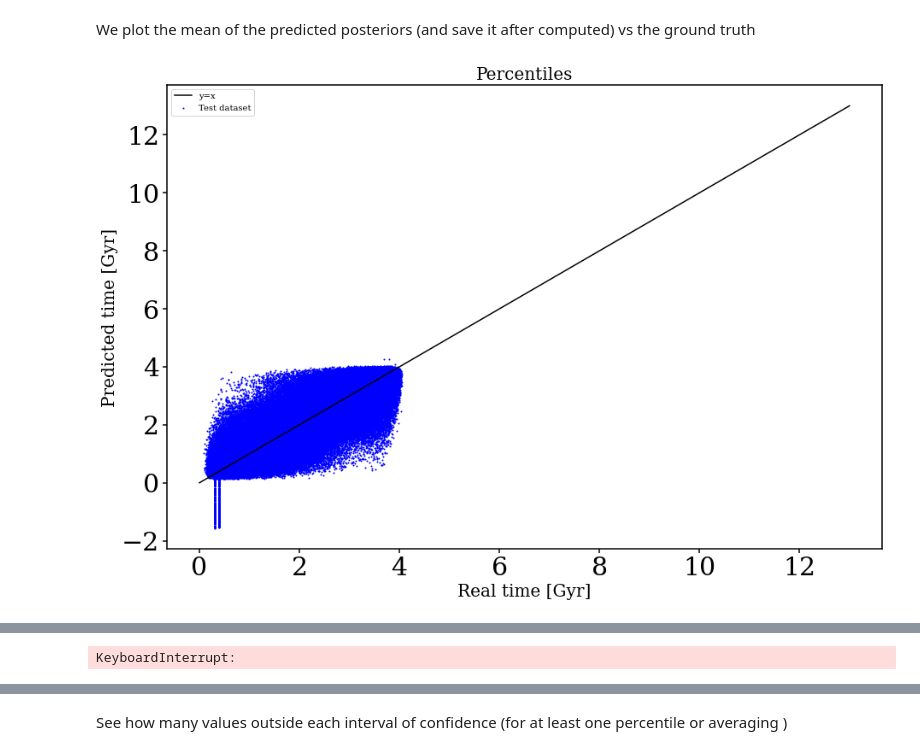
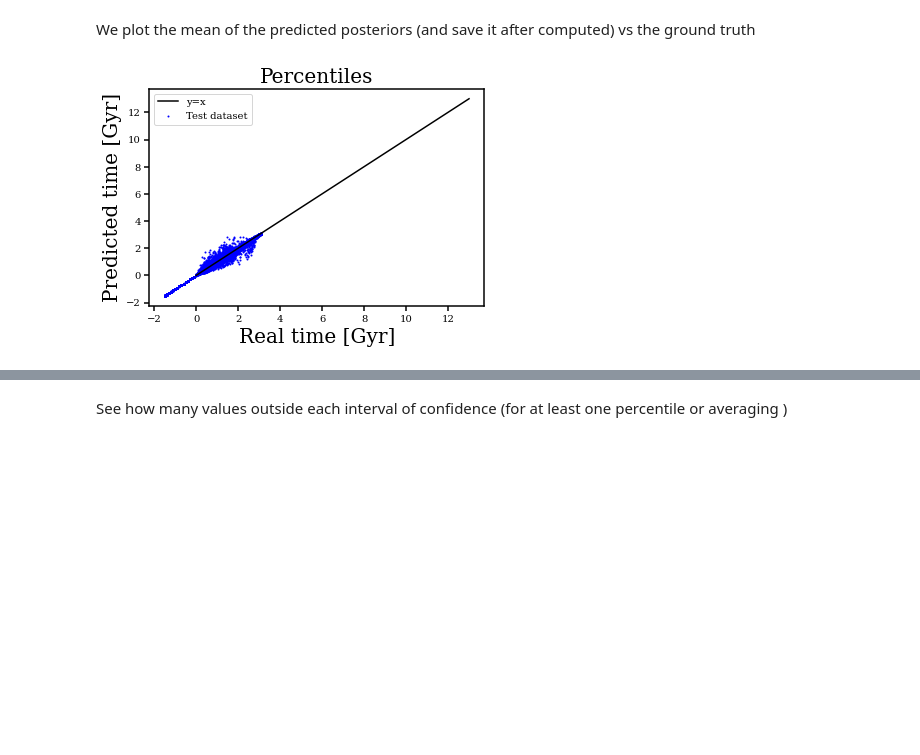
Before and after one commit to patriglesias/SBI_SFHs, a Jupyter notebook: observations_prior_redshift/posterior_estimation.ipynb, the cells around one changed output, grey strips where cells are left out. Saved outputs shown, nothing was run; the diff lists cells and outputs as text; code cells hidden in the pictures; blank space fills up the shorter version.

```diff
--- a/observations_prior_redshift/posterior_estimation.ipynb
+++ b/observations_prior_redshift/posterior_estimation.ipynb
@@ -34,8 +34,8 @@ mpl.rcParams["figure.figsize"] = (15,10)
 # %% [markdown]
 We load the percentiles and latent vectors
 # %%
-latents_batch=np.load('./saved_models/latents_all_m14_z15.npy',allow_pickle=True)
-percentiles=np.load('./saved_input/y_m14_z15.npy',allow_pickle=True)
+latents_batch=np.load('./saved_models/latents_all_m14_z20.npy',allow_pickle=True)
+percentiles=np.load('./saved_input/y_m14_z20.npy',allow_pickle=True)
 latents=np.zeros((200000,16))
 batch_size=128
 
@@ -77,7 +77,7 @@ We shuffle and save the indexes shuffled, or we just load them
 # %%
 #training with the first 405.000 elements of the dataset (previously shuffled)
 
-index_sh=np.load('./saved_models/ind_sh_m14_z15.npy')
+index_sh=np.load('./saved_models/ind_sh_m14_z20.npy')
 
 latents=latents[index_sh,:]
 percentiles=percentiles[index_sh,:]
@@ -125,12 +125,15 @@ qphi = anpe.build_posterior(p_theta_x_est)
 # %%
-file="./saved_models/my_posterior_m14_z15.pkl"
+file="./saved_models/my_posterior_m14_z20.pkl"
 
-"""
+
 with open(file, "wb") as handle:
     pickle.dump(qphi, handle)
 
 handle.close()
+
 """
 file = open(file, 'rb')
 qphi = pickle.load(file)
 file.close()
+
+"""
@@ -218,6 +223,6 @@ np.save('./saved_models/stds_m14_z15.npy',stds)
 # %%
-means=np.load('./saved_models/means_m14_z15.npy')
-stds=np.load('./saved_models/stds_m14_z15.npy')
+means=np.load('./saved_models/means_m14_z20.npy')
+stds=np.load('./saved_models/stds_m14_z20.npy')
 
 #all together
 index_list=np.arange(180000,200000)
@@ -235,31 +240,31 @@ for i in range(10):
 
 plt.xlabel('Real time [Gyr]',fontsize=20)
 plt.ylabel('Predicted time [Gyr]',fontsize=20)
 plt.legend(fontsize=10)
 plt.title('Percentiles',fontsize=20)
 plt.show()
 
 #one by one
 for i in range(10):
     p=percentiles[index_list,i]
     x=np.arange(np.min(p)-0.5,np.max(p)+0.6,0.1)
 
     plt.scatter(p,means[:,i],s=1,color='r',label='Test dataset')
     plt.plot(x,x,label='y=x',color='b')
     plt.legend()
     if i<9:
         plt.title('Percentile '+str((i+1)*10)+' %')
         plt.xlabel('Real time [Gyr]')
         plt.ylabel('Predicted time [Gyr]')
     elif i==9:
         plt.title('Metallicity [M/H]')
         plt.xlabel('Real')
         plt.ylabel('Predicted')
     elif i==10:
         plt.title('[$\\alpha$/Fe]')
         plt.xlabel('Real')
         plt.ylabel('Predicted')
     #plt.savefig('1e5_m216_prediction'+str(i)+'.jpg')
     plt.show()
 # %% [output]
-[figure, old version]
+[figure, new version]
@@ -270 +274,0 @@ for i in range(10):
-KeyboardInterrupt:
```
Also changed, not shown: parts of 7 cells of this notebook, 5 other files.
